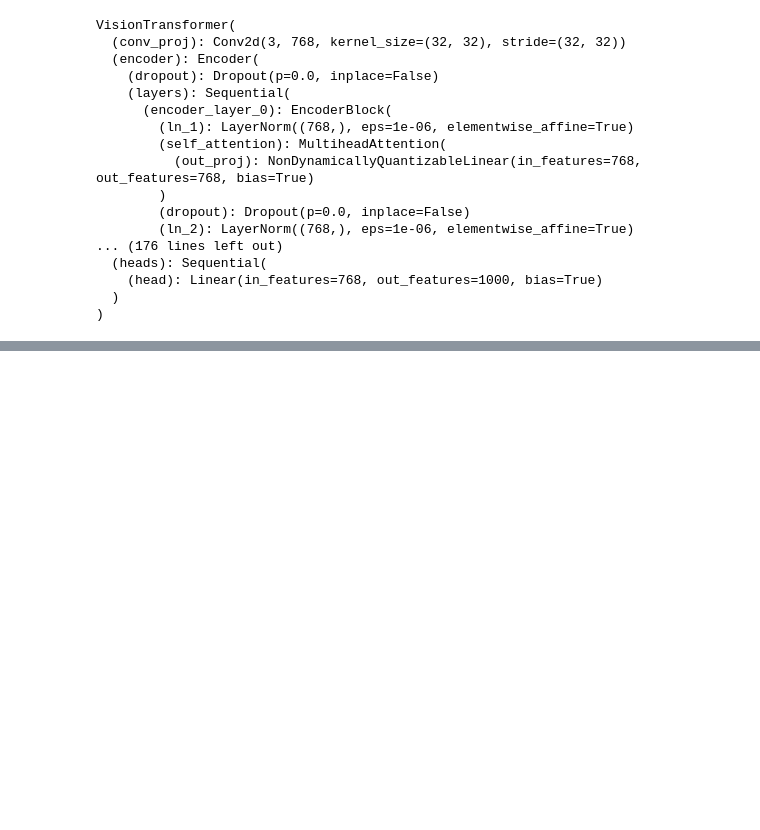
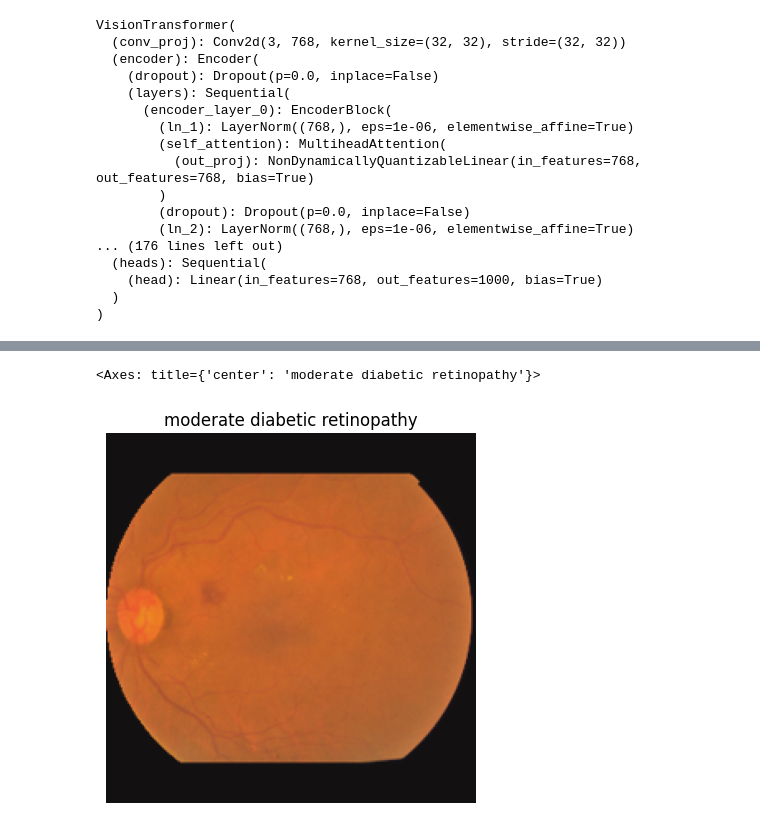
Before and after one commit to WojciechMojsiejuk/Advancing-AI-Driven-Oculomics, a Jupyter notebook: Solution.ipynb, the cells around one changed output, grey strips where cells are left out. Saved outputs shown, nothing was run; the diff lists cells and outputs as text; code cells hidden in the pictures; blank space fills up the shorter version.

```diff
--- a/Solution.ipynb
+++ b/Solution.ipynb
@@ -94,2 +82,4 @@ model.e
 # %%
-from transformers import CLIPProcessor, CLIPModel
+train = datasets.ImageFolder('./APTOS2019/train', transform=preprocess)
+# %%
+dataloader = torch.utils.data.DataLoader(train, batch_size=1, shuffle=True)
@@ -95,0 +114,5 @@ from transformers import CLIPProcessor, CLIPModel
+# %%
+imshow(images[0], title=f'{labels[int(y[0])]}', normalize=True)
+# %% [output]
+<Axes: title={'center': 'moderate diabetic retinopathy'}>
+[figure, added]
```
Also changed, not shown: parts of 10 cells of this notebook.
